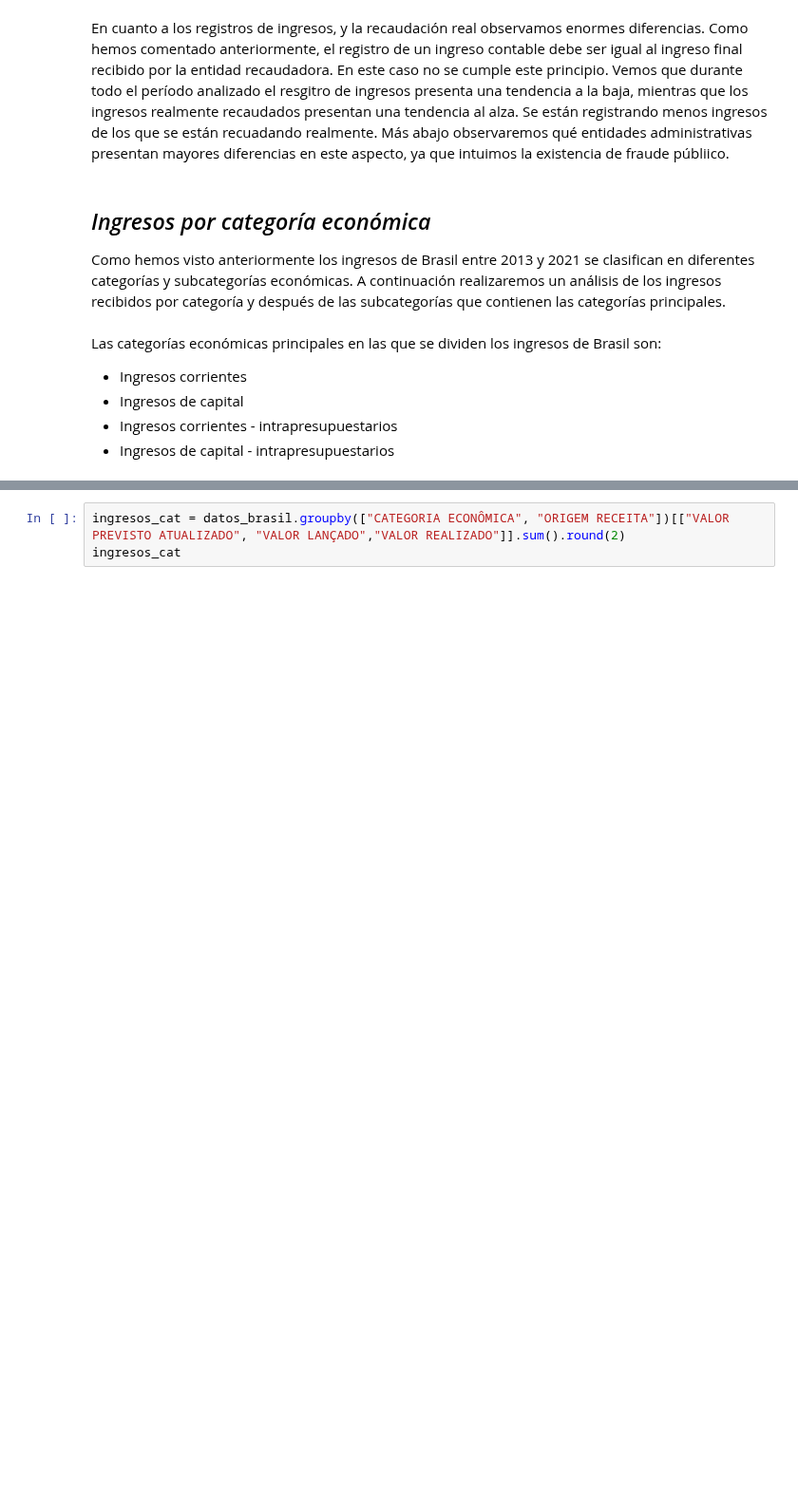
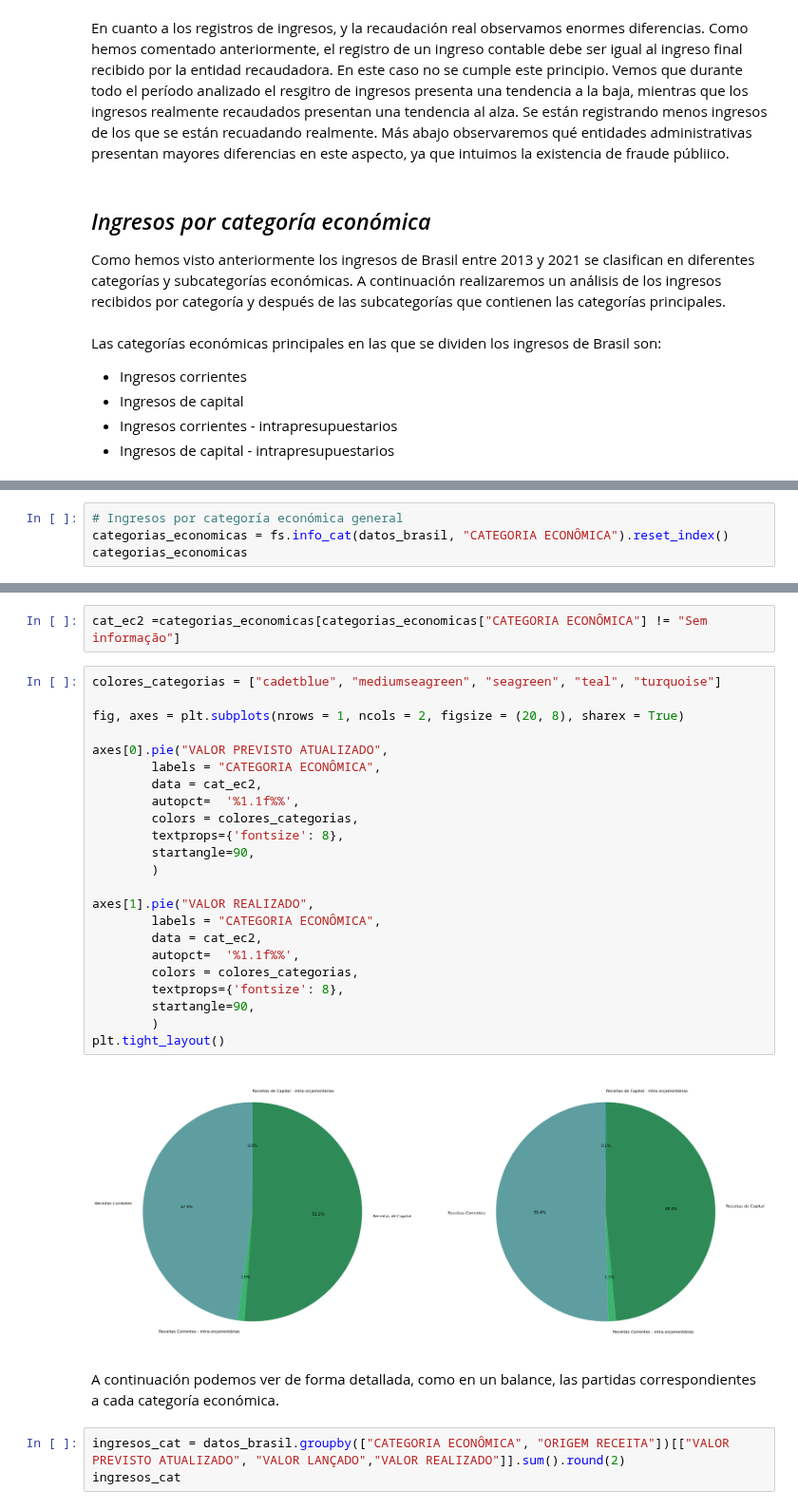
Before and after one commit to Gabijc/Proyecto2-Insights-Brasil, a Jupyter notebook: Análisis_categorías.ipynb, the cells around one changed output, grey strips where cells are left out. Shown at 95% size. Saved outputs shown, nothing was run; the diff lists cells and outputs as text; blank space fills up the shorter version.

```diff
--- a/Análisis_categorías.ipynb
+++ b/Análisis_categorías.ipynb
@@ -139,0 +142,4 @@ Las categorías económicas principales en las que se dividen los ingresos de Br
+# %%
+# Ingresos por categoría económica general
+categorias_economicas = fs.info_cat(datos_brasil, "CATEGORIA ECONÔMICA").reset_index()
+categorias_economicas
@@ -140,3 +159,32 @@ Las categorías económicas principales en las que se dividen los ingresos de Br
+# %%
+cat_ec2 =categorias_economicas[categorias_economicas["CATEGORIA ECONÔMICA"] != "Sem informação"]
+# %%
+colores_categorias = ["cadetblue", "mediumseagreen", "seagreen", "teal", "turquoise"]
+
+fig, axes = plt.subplots(nrows = 1, ncols = 2, figsize = (20, 8), sharex = True)
+
+axes[0].pie("VALOR PREVISTO ATUALIZADO",
+        labels = "CATEGORIA ECONÔMICA",
+        data = cat_ec2,
+        autopct=  '%1.1f%%',
+        colors = colores_categorias,
+        textprops={'fontsize': 8},
+        startangle=90,
+        )
+
+axes[1].pie("VALOR REALIZADO",
+        labels = "CATEGORIA ECONÔMICA",
+        data = cat_ec2,
+        autopct=  '%1.1f%%',
+        colors = colores_categorias,
+        textprops={'fontsize': 8},
+        startangle=90,
+        )
+plt.tight_layout()
+# %% [output]
+[figure, added]
+# %% [markdown]
+A continuación podemos ver de forma detallada, como en un balance, las partidas correspondientes a cada categoría económica.
 # %%
 ingresos_cat = datos_brasil.groupby(["CATEGORIA ECONÔMICA", "ORIGEM RECEITA"])[["VALOR PREVISTO ATUALIZADO", "VALOR LANÇADO","VALOR REALIZADO"]].sum().round(2)
 ingresos_cat
```
Also changed, not shown: parts of 24 cells of this notebook, 2 other files.
